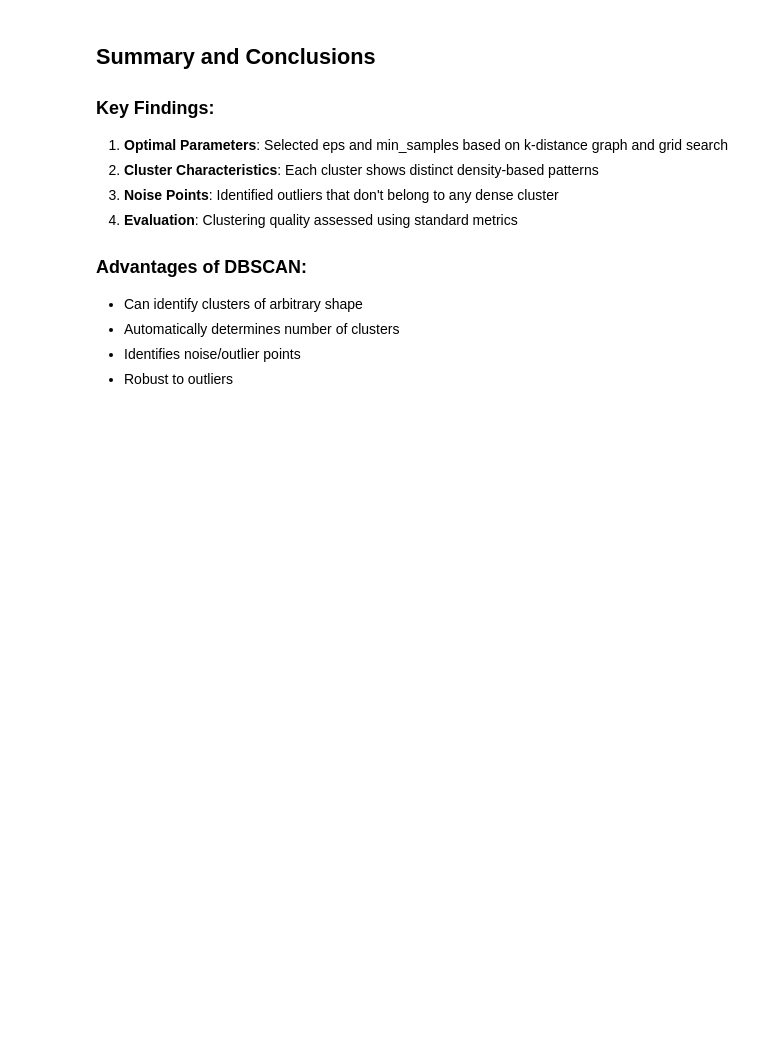
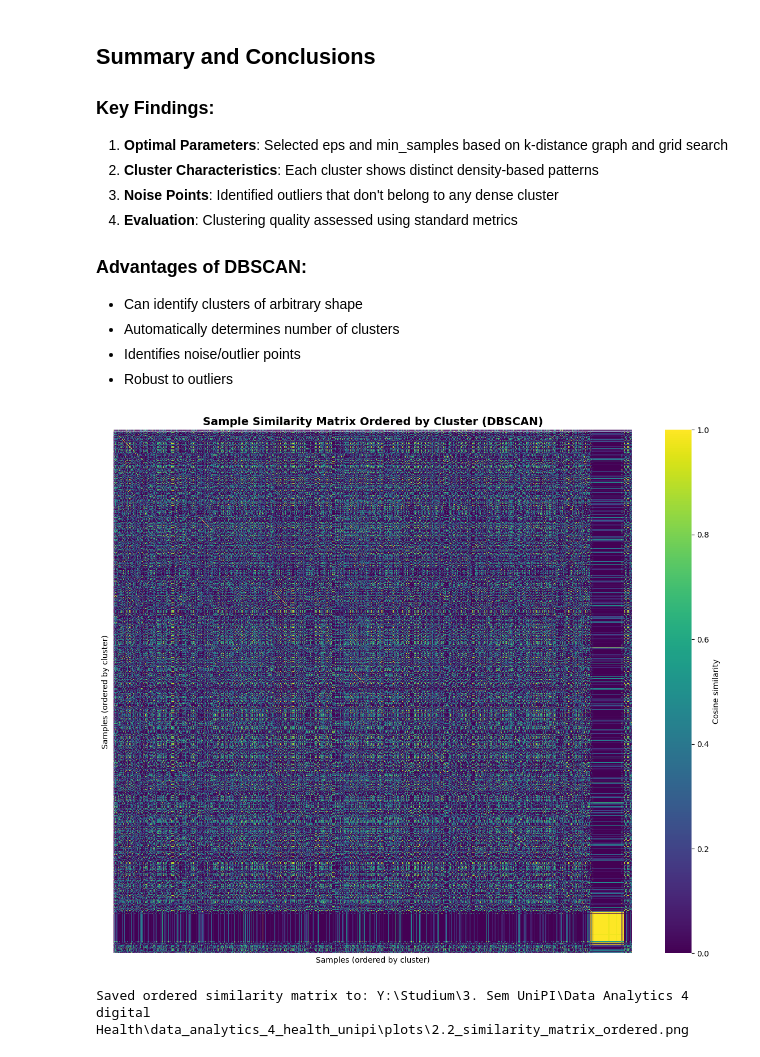
Before and after one commit to alexandermittet/Data_Analytics_for_Health_UniPi, a Jupyter notebook: code/2.2_density_based_clustering.ipynb, the cells around one changed output. Cells and saved outputs as stored; diff of their text form; code cells hidden in the pictures; blank space fills up the shorter version.

```diff
--- a/code/2.2_density_based_clustering.ipynb
+++ b/code/2.2_density_based_clustering.ipynb
@@ -741,3 +854,38 @@ Calinski-Harabasz Score: 353.5876 (excluding noise)
 - Automatically determines number of clusters
 - Identifies noise/outlier points
 - Robust to outliers
+# %%
+# 2.2: Similarity Matrix for Cluster Validation (ordered by cluster labels)
+import numpy as np
+import matplotlib.pyplot as plt
+import seaborn as sns
+from sklearn.metrics.pairwise import cosine_similarity
+
+# Expect X_scaled and cluster_labels from previous cells (DBSCAN labels may include -1 for noise)
+sim_matrix = cosine_similarity(X_scaled)
+order = np.argsort(cluster_labels)
+ordered_sim = sim_matrix[order][:, order]
+ordered_labels = np.asarray(cluster_labels)[order]
+
+fig, ax = plt.subplots(figsize=(12, 10))
+sns.heatmap(ordered_sim, ax=ax, cmap='viridis', vmin=0.0, vmax=1.0, cbar_kws={'label': 'Cosine similarity'})
+ax.set_title('Sample Similarity Matrix Ordered by Cluster (DBSCAN)', fontsize=14, fontweight='bold')
+ax.set_xlabel('Samples (ordered by cluster)')
+ax.set_ylabel('Samples (ordered by cluster)')
+ax.set_xticks([])
+ax.set_yticks([])
+
+# Draw lines to indicate cluster boundaries
+change_points = np.where(np.diff(ordered_labels) != 0)[0] + 1
+for cp in change_points:
+    ax.axhline(cp, color='white', linewidth=1)
+    ax.axvline(cp, color='white', linewidth=1)
+
+plt.tight_layout()
+out_path = plots_dir / '2.2_similarity_matrix_ordered.png'
+plt.savefig(out_path, dpi=300, bbox_inches='tight')
+plt.show()
+print(f"Saved ordered similarity matrix to: {out_path}")
+# %% [output]
+[figure, added]
+Saved ordered similarity matrix to: Y:\Studium\3. Sem UniPI\Data Analytics 4 digital Health\data_analytics_4_health_unipi\plots\2.2_similarity_matrix_ordered.png
```
Also changed, not shown: parts of 4 cells of this notebook, 3 other files.
